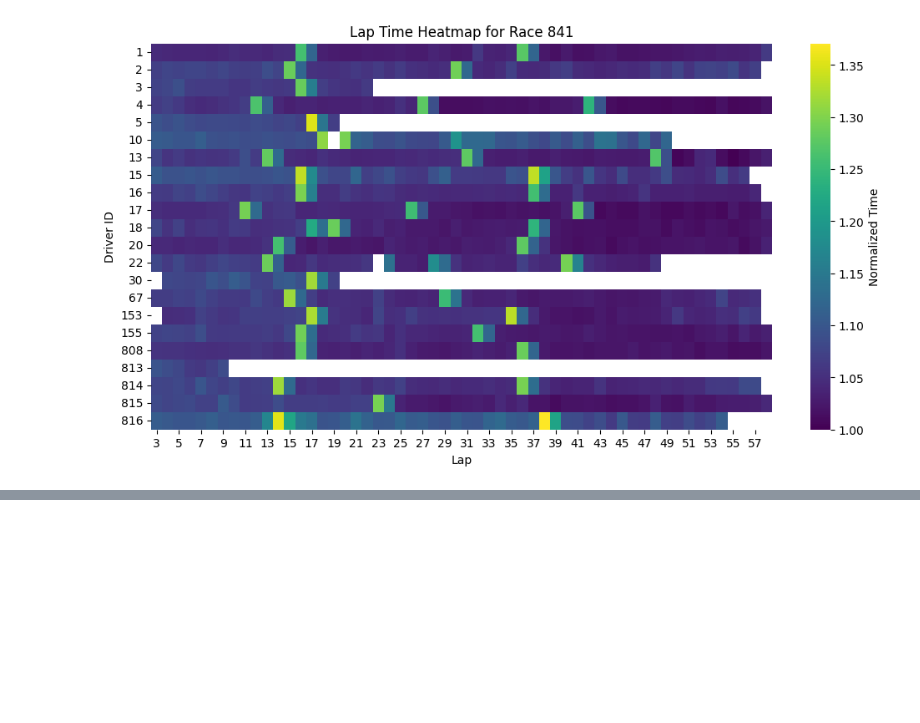
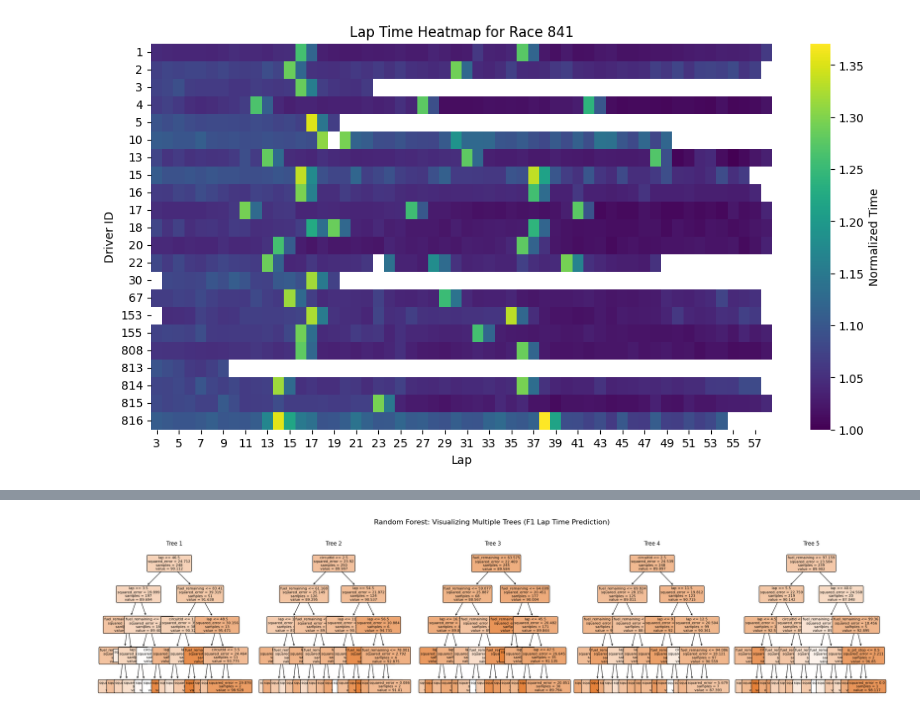
Before and after one commit to parzaech/AOML, a Jupyter notebook: main.ipynb, the cells around one changed output, grey strips where cells are left out. Saved outputs shown, nothing was run; the diff lists cells and outputs as text; code cells hidden in the pictures; blank space fills up the shorter version.

```diff
--- a/main.ipynb
+++ b/main.ipynb
@@ -144,0 +217,48 @@ plt.show()
+# %%
+import matplotlib.pyplot as plt
+from sklearn.ensemble import RandomForestRegressor
+from sklearn.tree import plot_tree
+import pandas as pd
+import numpy as np
+from sklearn.model_selection import train_test_split
+
+# Simulate sample data (replace with your real F1 dataset)
+np.random.seed(42)
+df = pd.DataFrame({
+    'lap': np.random.randint(1, 60, size=500),
+    'is_pit_stop': np.random.choice([0, 1], size=500, p=[0.9, 0.1]),
+    'circuitId': np.random.randint(1, 5, size=500),
+    'fuel_remaining': np.random.uniform(50, 100, size=500),
+    'lap_time': np.random.normal(loc=90, scale=5, size=500)
+})
+
+# Features and target
+X = df[['lap', 'is_pit_stop', 'circuitId', 'fuel_remaining']]
+y = df['lap_time']
+
+# Split the data
+X_train, X_test, y_train, y_test = train_test_split(X, y, test_size=0.2, random_state=42)
+
+# Train a Random Forest
+rf = RandomForestRegressor(n_estimators=5, max_depth=4, random_state=42)
+rf.fit(X_train, y_train)
+
+# Plot all trees
+fig, axes = plt.subplots(nrows=1, ncols=5, figsize=(25, 6), dpi=100)
+
+for i, tree in enumerate(rf.estimators_):
+    plot_tree(
+        tree,
+        feature_names=X.columns,
+        filled=True,
+        rounded=True,
+        ax=axes[i],
+        fontsize=8
+    )
+    axes[i].set_title(f"Tree {i + 1}")
+
+plt.suptitle("Random Forest: Visualizing Multiple Trees (F1 Lap Time Prediction)", fontsize=16)
+plt.tight_layout(rect=[0, 0, 1, 0.95])
+plt.show()
+# %% [output]
+[figure, added]
```
Also changed, not shown: parts of 2 cells of this notebook.
